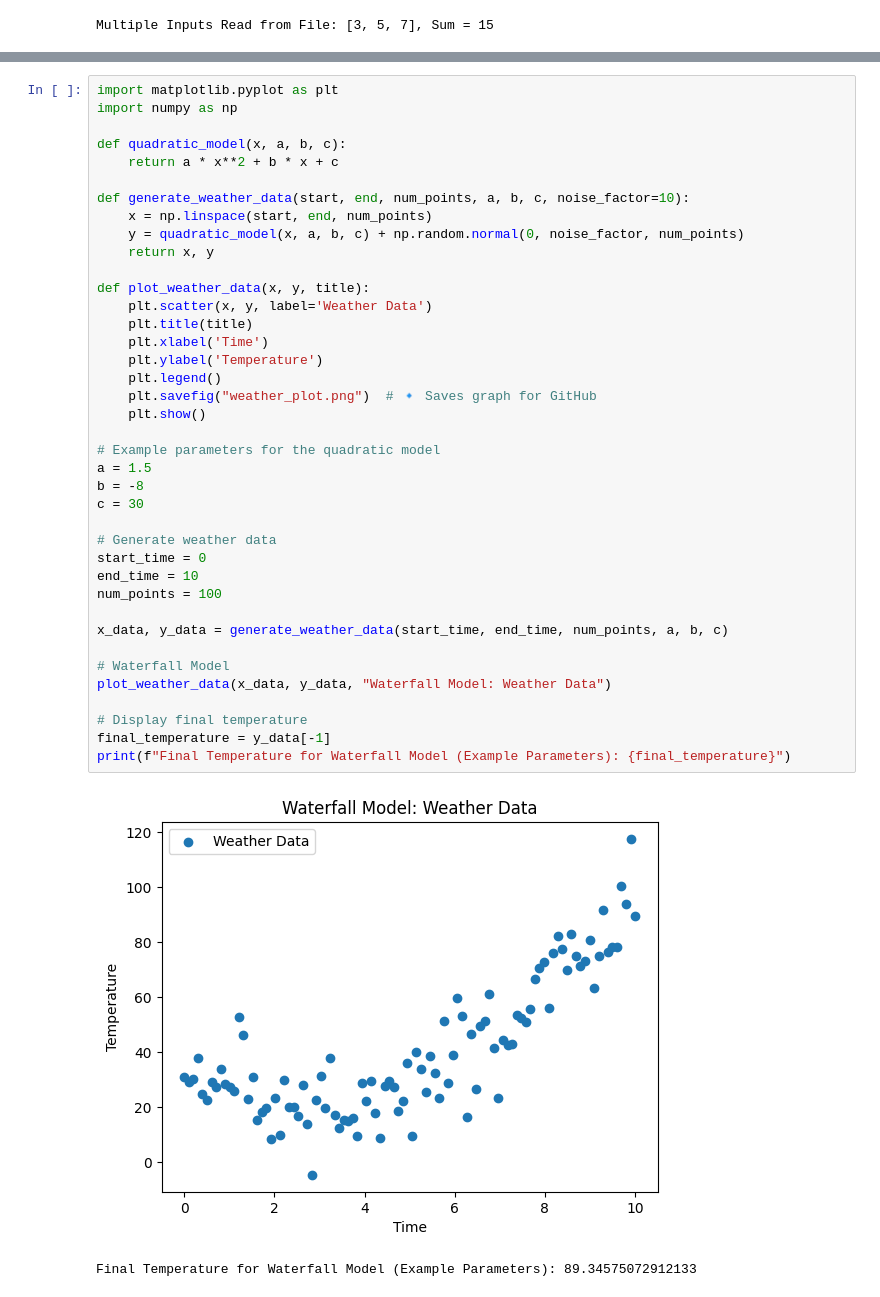
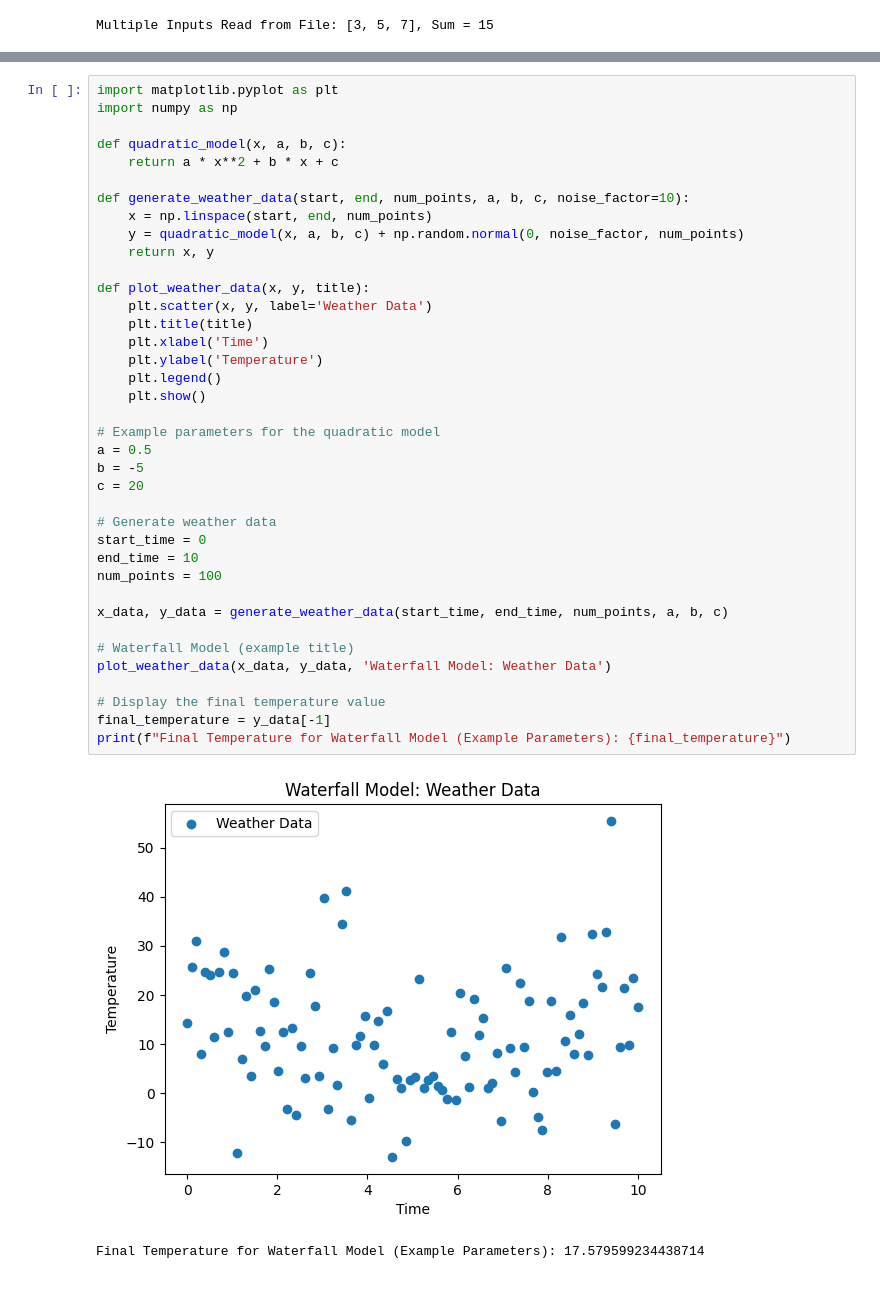
Before and after one commit to T1-rank/ColabProgams_SE1, a Jupyter notebook: SoftwareEngineering_22_25.ipynb, the cells around one changed output, grey strips where cells are left out. Cells and saved outputs as stored; diff of their text form.

```diff
--- a/SoftwareEngineering_22_25.ipynb
+++ b/SoftwareEngineering_22_25.ipynb
@@ -78,39 +78,38 @@ import numpy as np
 
 def quadratic_model(x, a, b, c):
     return a * x**2 + b * x + c
 
 def generate_weather_data(start, end, num_points, a, b, c, noise_factor=10):
     x = np.linspace(start, end, num_points)
     y = quadratic_model(x, a, b, c) + np.random.normal(0, noise_factor, num_points)
     return x, y
 
 def plot_weather_data(x, y, title):
     plt.scatter(x, y, label='Weather Data')
     plt.title(title)
     plt.xlabel('Time')
     plt.ylabel('Temperature')
     plt.legend()
-    plt.savefig("weather_plot.png")  # 🔹 Saves graph for GitHub
     plt.show()
 
 # Example parameters for the quadratic model
-a = 1.5
-b = -8
-c = 30
+a = 0.5
+b = -5
+c = 20
 
 # Generate weather data
 start_time = 0
 end_time = 10
 num_points = 100
 
 x_data, y_data = generate_weather_data(start_time, end_time, num_points, a, b, c)
 
-# Waterfall Model
-plot_weather_data(x_data, y_data, "Waterfall Model: Weather Data")
+# Waterfall Model (example title)
+plot_weather_data(x_data, y_data, 'Waterfall Model: Weather Data')
 
-# Display final temperature
+# Display the final temperature value
 final_temperature = y_data[-1]
 print(f"Final Temperature for Waterfall Model (Example Parameters): {final_temperature}")
 # %% [output]
-[figure, old version]
+[figure, new version]
-Final Temperature for Waterfall Model (Example Parameters): 89.34575072912133
+Final Temperature for Waterfall Model (Example Parameters): 17.579599234438714
```
Also changed, not shown: parts of 3 cells of this notebook.
